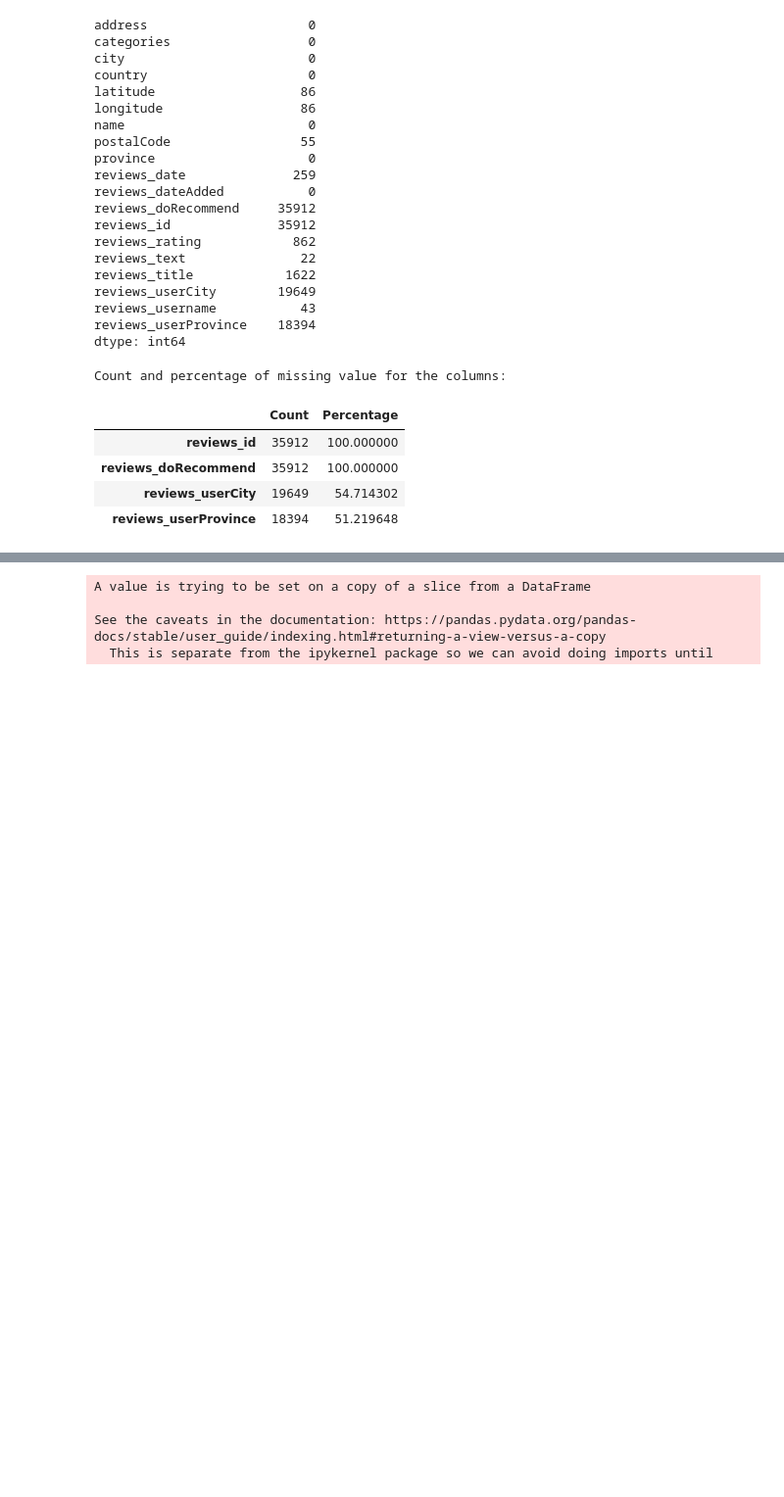
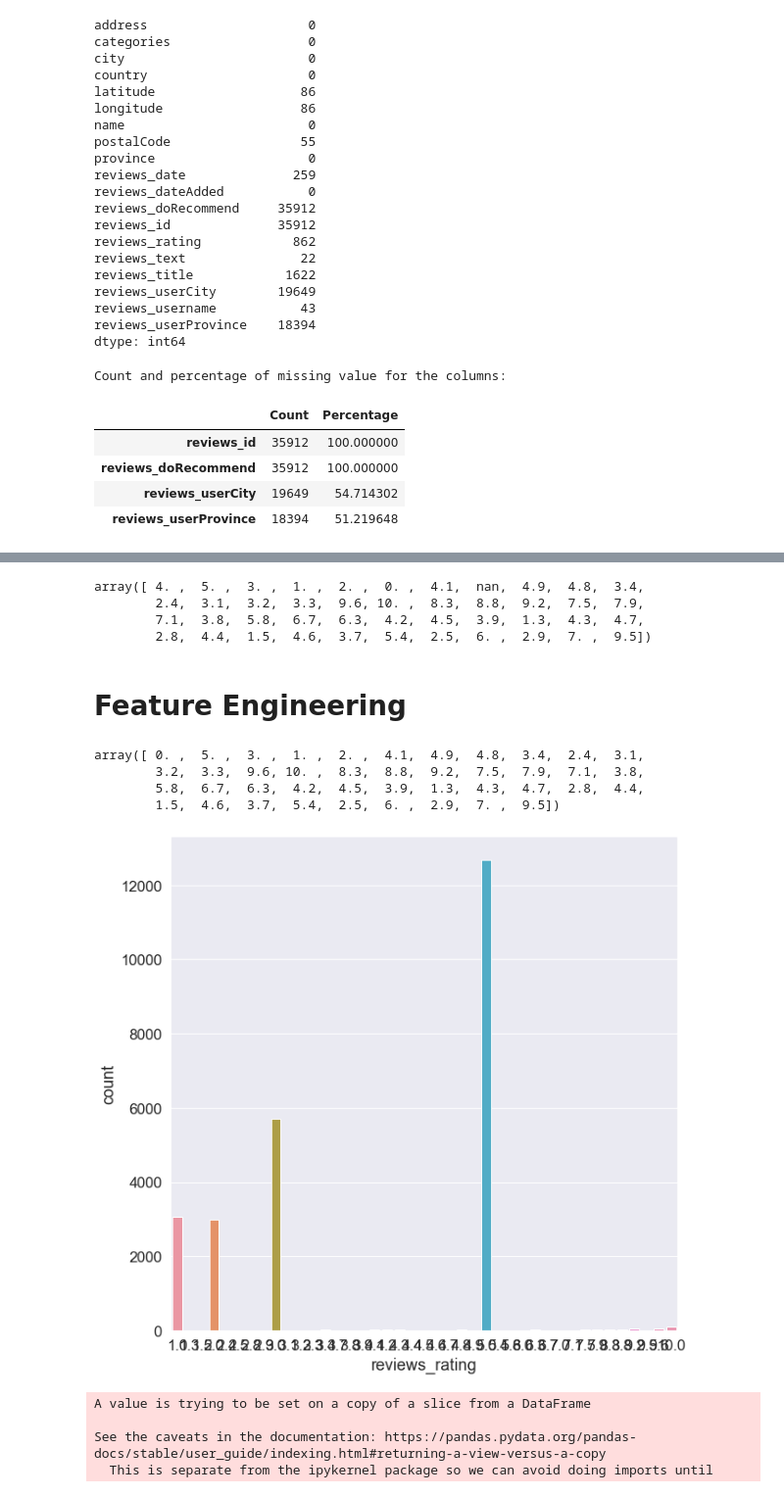
Before and after one commit to kristaLumbantoruan/PBA_Evlogimenos, a Jupyter notebook: Support Vector Machine.ipynb, the cells around one changed output, grey strips where cells are left out. Shown at 98% size. Saved outputs shown, nothing was run; the diff lists cells and outputs as text; code cells hidden in the pictures; blank space fills up the shorter version.

```diff
--- a/Support Vector Machine.ipynb
+++ b/Support Vector Machine.ipynb
@@ -48,6 +46,6 @@ np.random.seed(RANDOM_SEED)
 # %%
 #import data
-corpus = pd.read_csv('D:/MATA KULIAH/SEMESTER 7/PBA/Proyek/7282_1.csv')
+corpus = pd.read_csv("./Review's Hotel.csv")
 # %%
 #Check the shape (number of columns and rows) in the dataset
 corpus.shape
@@ -170,0 +171,15 @@ Count and percentage of missing value for the columns:
+# %%
+#check value unique rating
+corpus['reviews_rating'].unique()
+# %% [output]
+array([ 4. ,  5. ,  3. ,  1. ,  2. ,  0. ,  4.1,  nan,  4.9,  4.8,  3.4,
+        2.4,  3.1,  3.2,  3.3,  9.6, 10. ,  8.3,  8.8,  9.2,  7.5,  7.9,
+        7.1,  3.8,  5.8,  6.7,  6.3,  4.2,  4.5,  3.9,  1.3,  4.3,  4.7,
+        2.8,  4.4,  1.5,  4.6,  3.7,  5.4,  2.5,  6. ,  2.9,  7. ,  9.5])
+# %% [markdown]
+# Feature Engineering
+# %%
+#feature engineering, choose reviews_rating = 4 as neutal rating and set it = 0
+corpus.loc[(corpus ['reviews_rating'] == 4)] = np.nan
+reviews_rating = corpus['reviews_rating']
+reviews_rating.fillna(value=0, inplace =True)
@@ -170,0 +189,7 @@ Count and percentage of missing value for the columns:
+# %%
+corpus['reviews_rating'].unique()
+# %% [output]
+array([ 0. ,  5. ,  3. ,  1. ,  2. ,  4.1,  4.9,  4.8,  3.4,  2.4,  3.1,
+        3.2,  3.3,  9.6, 10. ,  8.3,  8.8,  9.2,  7.5,  7.9,  7.1,  3.8,
+        5.8,  6.7,  6.3,  4.2,  4.5,  3.9,  1.3,  4.3,  4.7,  2.8,  4.4,
+        1.5,  4.6,  3.7,  5.4,  2.5,  6. ,  2.9,  7. ,  9.5])
@@ -171,3 +203,10 @@ Count and percentage of missing value for the columns:
+# %%
+#create visualization ratings_explicit of reviews_rating distribution
+sns.set_style('darkgrid')
+sns.countplot(data= ratings_explicit , x='reviews_rating')
+plt.show()
+# %% [output]
+[figure, added]
 # %%
 for i in range(0,len(corpus)-1):
     if type(corpus.iloc[i]['reviews_text']) != str:
```
Also changed, not shown: parts of 23 cells of this notebook.
